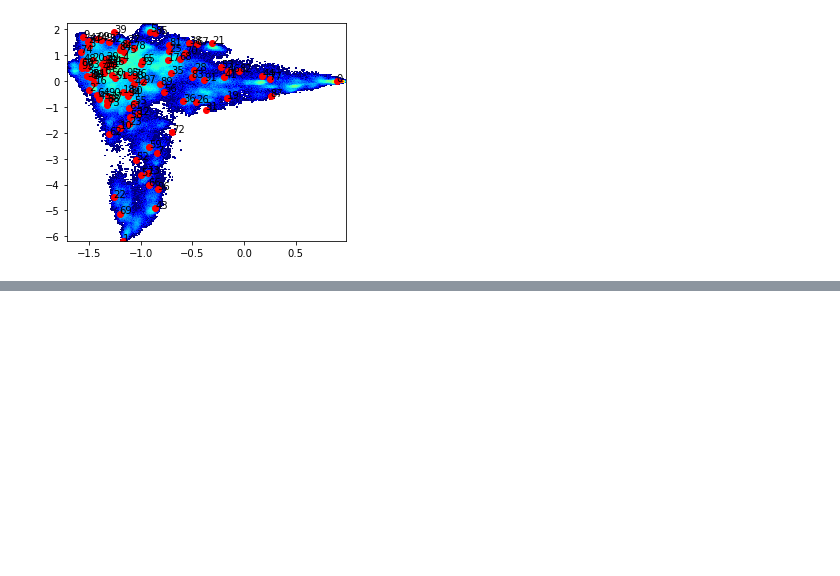
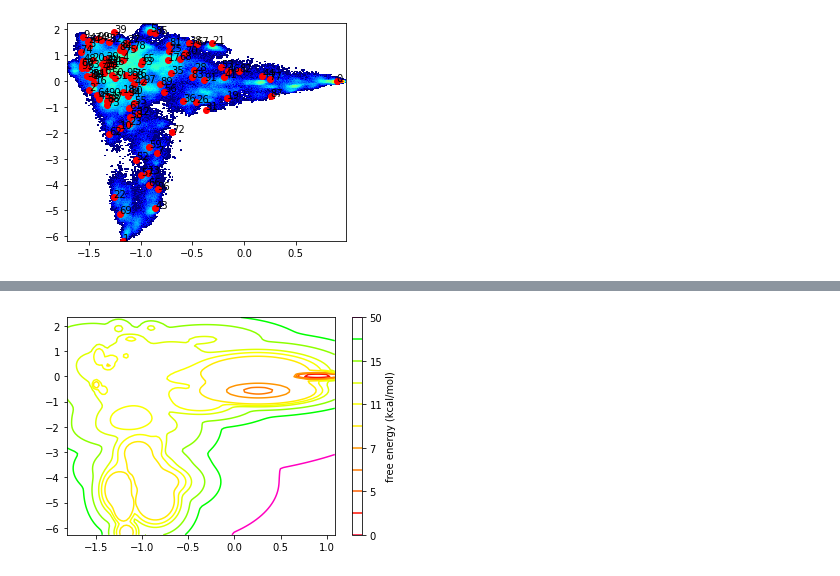
Before and after one commit to Sizhang92190/random, a Jupyter notebook: 2D_kernel_density_tICs/plt_kernel_tics.ipynb, the cells around one changed output, grey strips where cells are left out. Saved outputs shown, nothing was run; the diff lists cells and outputs as text; code cells hidden in the pictures; blank space fills up the shorter version.

```diff
--- a/2D_kernel_density_tICs/plt_kernel_tics.ipynb
+++ b/2D_kernel_density_tICs/plt_kernel_tics.ipynb
@@ -74,0 +170,7 @@ density.shape= (100, 100)
+# %%
+plt.contour(xgrid, ygrid, F_.transpose(), levels=[0,2,5,6,7,10,11,12, 15,20,50],  cmap='gist_rainbow')   # jet
+cbar = plt.colorbar()
+cbar.set_label('free energy (kcal/mol)')
+plt.show()
+# %% [output]
+[figure, added]
```
Also changed, not shown: parts of 5 cells of this notebook.
